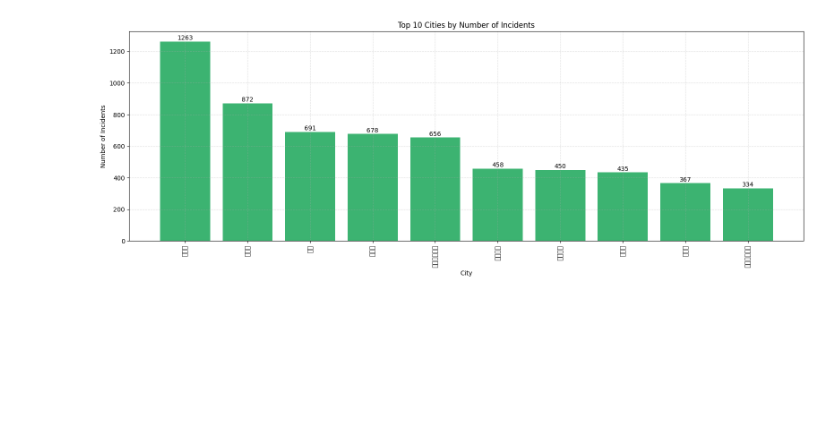
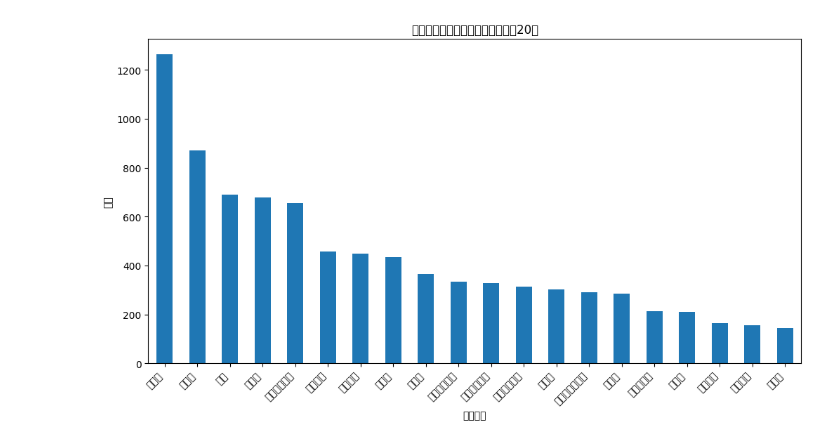
Before and after one commit to 10kurokawa-outa1/me, a Jupyter notebook: week8/Jupyter Notebook.ipynb, the cells around one changed output. Saved outputs shown, nothing was run; the diff lists cells and outputs as text; code cells hidden in the pictures; blank space fills up the shorter version.

```diff
--- a/week8/Jupyter Notebook.ipynb
+++ b/week8/Jupyter Notebook.ipynb
@@ -10,29 +10,19 @@ df.head()
 | 2 | 窃盗 | 自転車盗 | 千葉中央 | 千葉寺駅前 | 121011.0 | 千葉県 | 千葉市中央区 | 青葉町 | 20240528 | ... |
 | 3 | 窃盗 | 自転車盗 | 千葉中央 | 千葉寺駅前 | 121011.0 | 千葉県 | 千葉市中央区 | 青葉町 | 20240627 | ... |
 | 4 | 窃盗 | 自転車盗 | 千葉中央 | 千葉寺駅前 | 121011.0 | 千葉県 | 千葉市中央区 | 青葉町 | 20240917 | ... |
-# %%
-import pandas as pd
-import matplotlib.pyplot as plt
-
-df = pd.read_csv("zidensya.csv")
-top_cities = df['市区町村（発生地）'].value_counts().head(10)
-
-plt.figure(figsize=(16, 6))
-bars = plt.bar(range(len(top_cities)), top_cities.values, color='mediumseagreen')
-
-# 横軸に市区町村名を縦向きで表示、フォントサイズ小さめ
-plt.xticks(ticks=range(len(top_cities)), labels=top_cities.index, rotation=90, fontsize=10)
-
-plt.title('Top 10 Cities by Number of Incidents')
-plt.xlabel('City')
-plt.ylabel('Number of Incidents')
-plt.grid(True, axis='both', linestyle='--', alpha=0.4)
-
-# 棒の上に数値を表示
-for i, v in enumerate(top_cities.values):
-    plt.text(i, v + 1, str(v), ha='center', va='bottom')
-
-plt.tight_layout()
-plt.show()
-# %% [output]
-[figure, removed]
+# %%
+import matplotlib.pyplot as plt
+
+# 市区町村（発生地）をカウントして多い順に並べる
+city_counts = df["市区町村（発生地）"].value_counts().head(20)
+
+# グラフ表示
+plt.figure(figsize=(12, 6))
+city_counts.plot(kind="bar")
+plt.title("市区町村別の事故発生件数（上位20）")
+plt.xlabel("市区町村")
+plt.ylabel("件数")
+plt.xticks(rotation=45, ha="right")
+plt.show()
+# %% [output]
+[figure, added]
```
Also changed, not shown: parts of 1 cell of this notebook.
